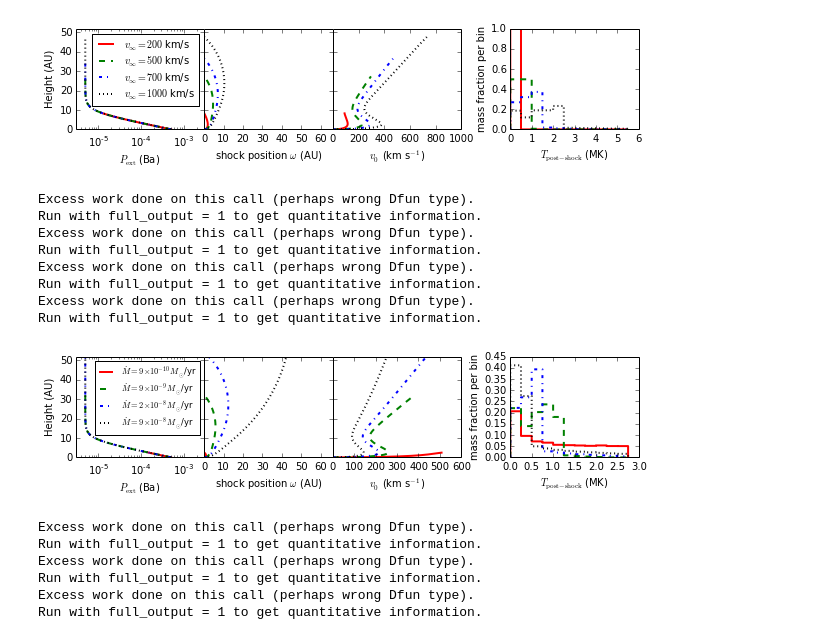
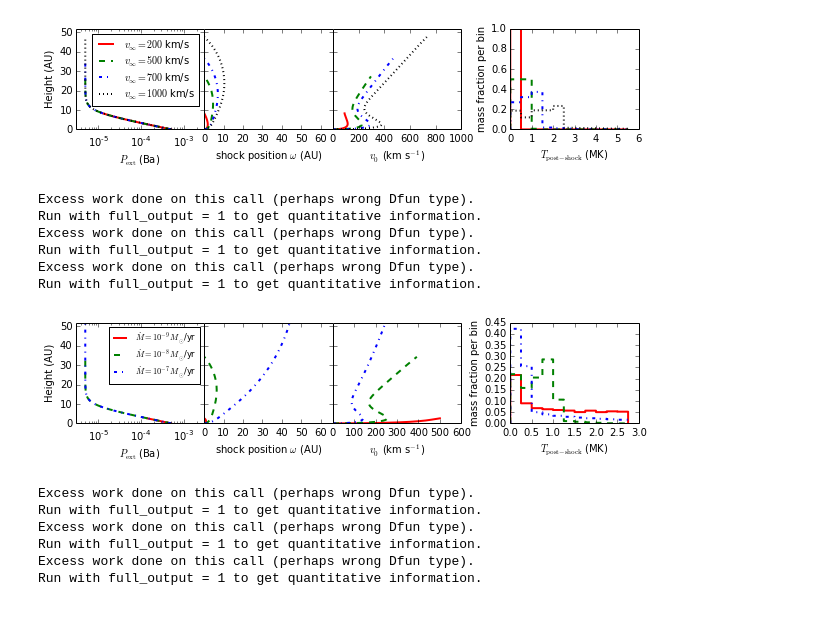
Before and after one commit to hamogu/RecollimationXrayCTTS, a Jupyter notebook: scripts/jet_recol_shocks.ipynb, the cells around one changed output. Saved outputs shown, nothing was run; the diff lists cells and outputs as text; code cells hidden in the pictures.

```diff
--- a/scripts/jet_recol_shocks.ipynb
+++ b/scripts/jet_recol_shocks.ipynb
@@ -98,10 +98,6 @@ for i, (omega0,c,l) in enumerate(zip([omega_fiducial, 0.1,2, ode.start()], 'rgbk
     ode.solve(omega0, z)
     ode.plot_params(axes, label='$\\omega_0={0:5.2f}$ AU'.format(omega0),
                     bins=np.arange(0,4.51,.5), color=c, linestyle=l, linewidth=2)
-    if i==0:
-        ind = ode.z > 5
-        axes[-1].hist(ode.T_postshock[ind]/1e6, weights=ode.massflux[ind]/ode.massflux.sum(),
-                      bins=np.arange(0,4.51,.5), color=c, linewidth=0)
 
 axes[3].set_ylim([0, None])
 axes[3].set_xlim([0, 5])
@@ -240,40 +236,41 @@ def mdotlatex(value):
     latex_value = "{0:1.0g}".format(value)
     if "e" in latex_value:
         s = latex_value.split('e')
-        latex_value = '{0}\\times 10^{{{1}{2}}}'.format(s[0], s[1][0], s[1][1:].lstrip('0'))
-    return latex_value
+        if s[0] == '1':
+            return '10^{{{0}{1}}}'.format(s[1][0], s[1][1:].lstrip('0'))
+        else:
+            return '{0}\\times 10^{{{1}{2}}}'.format(s[0], s[1][0], s[1][1:].lstrip('0'))
+
 
 z = np.arange(0,1500., .01)
 
 fig, axes = StellarWindShock.setup_plot()
 
-for m,c,l in zip([6e16,6e17, 12e17, 6e18], 'rgbk', ['solid', 'dashed', 'dashdot', 'dotted'] ):
+for m,c,l in zip([6.5e16,6.5e17, 6.5e18], 'rgbk', ['solid', 'dashed', 'dashdot', 'dotted'] ):
 
     ode = StellarWindShock(p_fiducial, v_fiducial, m)
     ode.solve(omega_fiducial, z)
     ode.plot_params(axes, label='$\dot M={0} M_{{\\odot}}$/yr'.format(mdotlatex(ode.m_dot_sun_yr)),
                     bins=np.arange(0,3.,.25), color=c, linestyle=l, linewidth=2)
 
 #axes[1].plot(np.sqrt(ode.R0(ode.z)**2 - ode.z**2), ode.z, 'k', label='maximum radius')
 axes[3].set_ylim([0, None])
 axes[0].legend(prop={'size':'small'}, labelspacing=.1)
 axes[0].set_xlim([3e-6,3e-3])
 axes[2].set_xlim([0,None])
 axes[0].set_ylim([0,52])
 
 set_aspect_equal(axes[1])
 fig.savefig(plotdir + 'dot_m/dot_m.png', dpi=600)
 fig.savefig(plotdir + 'dot_m/dot_m.eps')
 # %% [output]
 Excess work done on this call (perhaps wrong Dfun type).
 Run with full_output = 1 to get quantitative information.
 Excess work done on this call (perhaps wrong Dfun type).
 Run with full_output = 1 to get quantitative information.
 Excess work done on this call (perhaps wrong Dfun type).
 Run with full_output = 1 to get quantitative information.
-Excess work done on this call (perhaps wrong Dfun type).
-Run with full_output = 1 to get quantitative information.
-[figure, old version]
+[figure, new version]
 # %%
 def Tlatex(value):
     '''Format number to nice string in LaTeX'''
```
Also changed, not shown: parts of 3 cells of this notebook, 3 other files.
